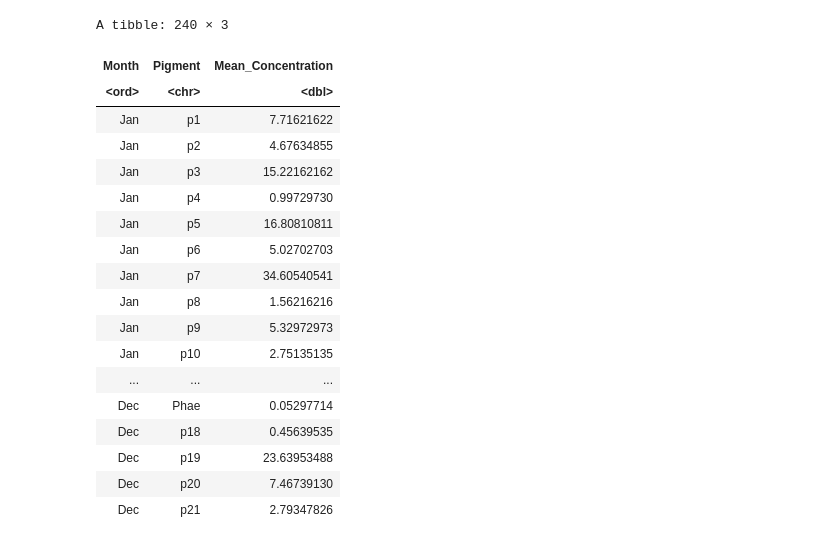
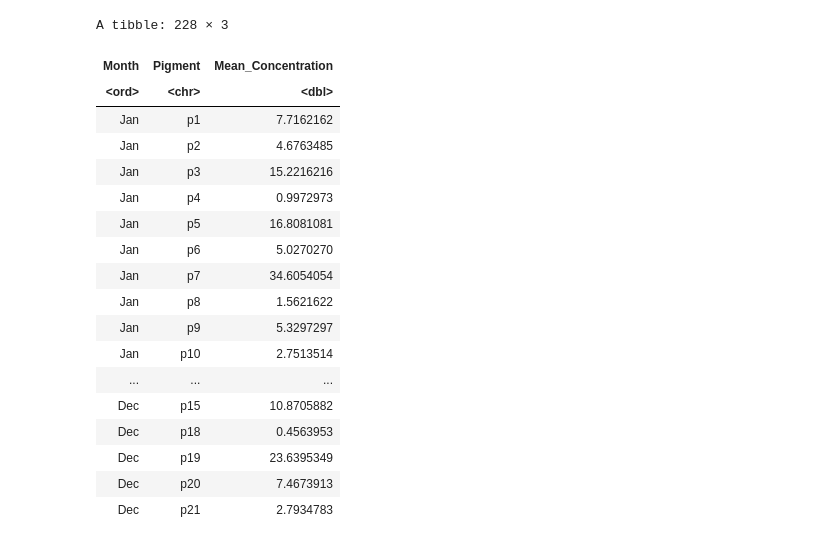
Before and after one commit to marianatorres4/OceanCritters, a Jupyter notebook: pig_clim.ipynb, the cells around one changed output. Cells and saved outputs as stored; diff of their text form; code cells hidden in the pictures.

```diff
--- a/pig_clim.ipynb
+++ b/pig_clim.ipynb
@@ -51,0 +29,6 @@ A data.frame: 6051 × 29
+# %%
+bats_pigments$Phae[bats_pigments$Phae == -999] <- NA
+bats_pigments$Chl[bats_pigments$Chl == -999] <- NA
+bats_pigments$Chl[bats_pigments$Chl == -999.000] <- NA
+# %%
+bats_pigments[bats_pigments == -999] <- NA
@@ -67,2 +62,4 @@ A data.frame: 6 × 29
 # %%
 bats_dates <- bats_pigments %>% mutate(yyyymmdd = as.character(yyyymmdd), Date = as.Date(yyyymmdd, format = "%Y%m%d"), Month = month(Date, label = TRUE))
+bats_dates <- bats_dates %>% select(-yyyymmdd, -decy) %>% select(Date, Month, Id, time, latN, lonW, Depth, p1, p2, p3, p4, p5, p6, p7, p8, p9, p10, p11, p12, p13, p14, p15, p18, p19, p20, p21)
+head(bats_dates)
@@ -117,0 +76,3 @@ A tibble: 12 × 21
+# %%
+climatology <- bats_dates %>% group_by(Month) %>% summarise(across(c(starts_with("p")), \(x) mean(x, na.rm = TRUE)))
+climatology
@@ -118,26 +95,26 @@ A tibble: 12 × 21
 # %%
-climatology <- bats_dates %>% group_by(Month) %>% summarise(across(starts_with("p"), \(x) mean(x, na.rm = TRUE))) %>% pivot_longer(cols = starts_with("p"), names_to = "Pigment", values_to = "Mean_Concentration")
-climatology
+clim_long <- climatology %>% pivot_longer(cols = -Month, names_to = "Pigment", values_to = "Mean_Concentration")
+clim_long
 # %% [output]
-A tibble: 240 × 3
+A tibble: 228 × 3
 | Month | Pigment | Mean_Concentration |
 | <ord> | <chr> | <dbl> |
-| Jan | p1 | 7.71621622 |
-| Jan | p2 | 4.67634855 |
-| Jan | p3 | 15.22162162 |
-| Jan | p4 | 0.99729730 |
-| Jan | p5 | 16.80810811 |
-| Jan | p6 | 5.02702703 |
-| Jan | p7 | 34.60540541 |
-| Jan | p8 | 1.56216216 |
-| Jan | p9 | 5.32972973 |
-| Jan | p10 | 2.75135135 |
+| Jan | p1 | 7.7162162 |
+| Jan | p2 | 4.6763485 |
+| Jan | p3 | 15.2216216 |
+| Jan | p4 | 0.9972973 |
+| Jan | p5 | 16.8081081 |
+| Jan | p6 | 5.0270270 |
+| Jan | p7 | 34.6054054 |
+| Jan | p8 | 1.5621622 |
+| Jan | p9 | 5.3297297 |
+| Jan | p10 | 2.7513514 |
 | ... | ... | ... |
-| Dec | Phae | 0.05297714 |
-| Dec | p18 | 0.45639535 |
-| Dec | p19 | 23.63953488 |
-| Dec | p20 | 7.46739130 |
-| Dec | p21 | 2.79347826 |
+| Dec | p15 | 10.8705882 |
+| Dec | p18 | 0.4563953 |
+| Dec | p19 | 23.6395349 |
+| Dec | p20 | 7.4673913 |
+| Dec | p21 | 2.7934783 |
 # %%
 pigment_table <- data.frame(Pigment = c("p1", "p2", "p3", "p4", "p5", "p6", "p7", "p8", "p9", "p10", "p11", "p12", "p13", "p14", "p15", "Chl", "Phae", "p18", "p19", "p20", "p21"),
     Full_name = c("Chlorophyll c3",
```
Also changed, not shown: parts of 40 cells of this notebook.
